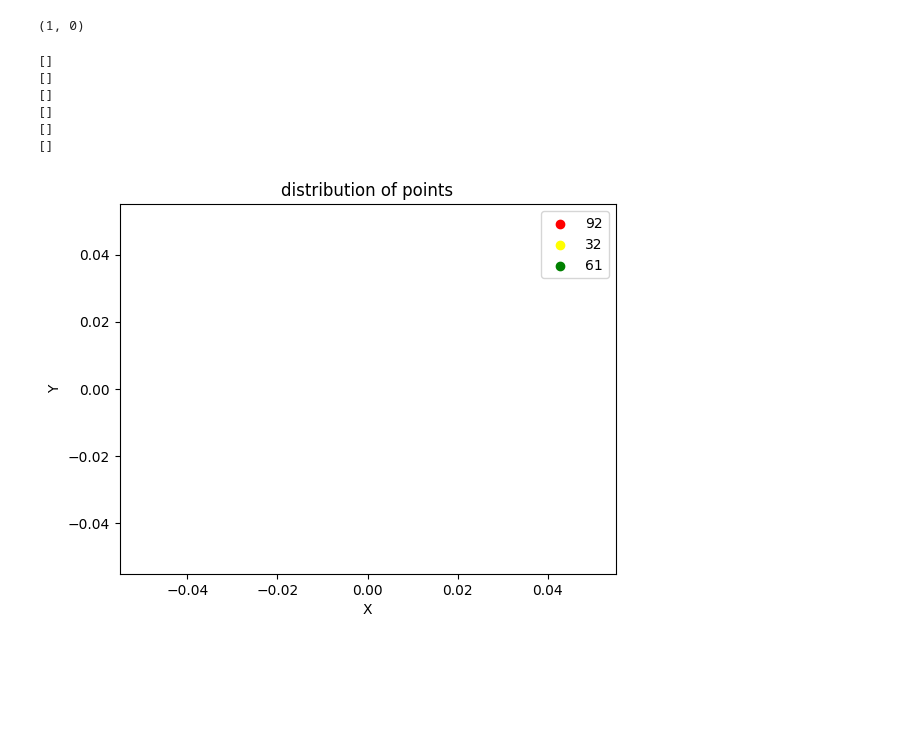
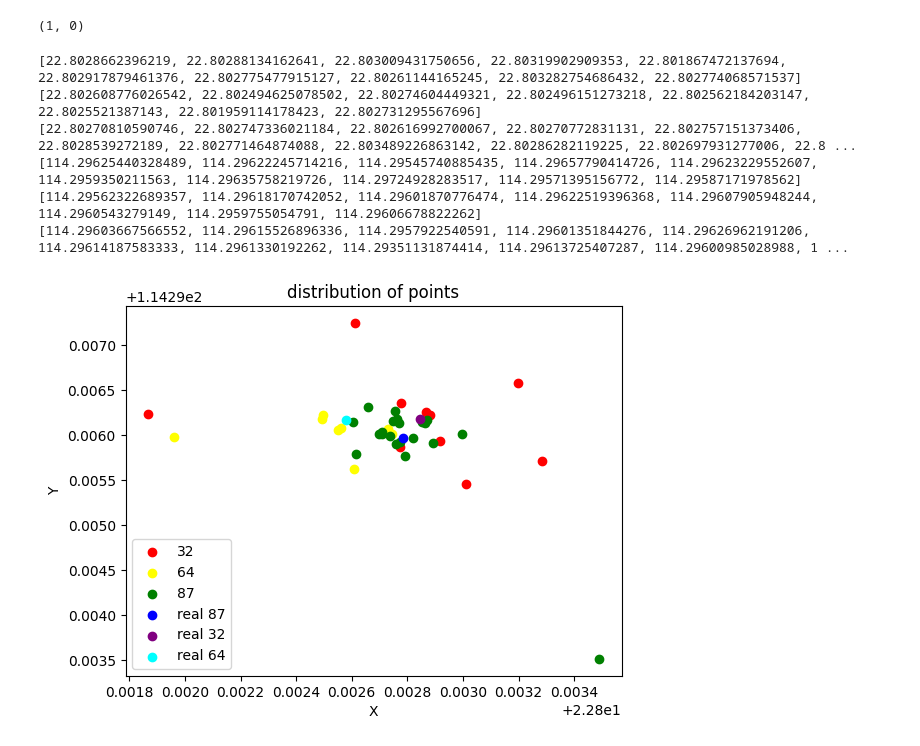
Before and after one commit to Nangong-Yufeng/fc2023, a Jupyter notebook: playground/姜嵩淏的可视化代码🐮.ipynb, the cells around one changed output. Cells and saved outputs as stored; diff of their text form; code cells hidden in the pictures; blank space fills up the shorter version.

```diff
--- a/playground/姜嵩淏的可视化代码🐮.ipynb
+++ b/playground/姜嵩淏的可视化代码🐮.ipynb
@@ -1,7 +1,7 @@
 # %%
 import re
 # %%
-logFilePath = './日志/transformedPoints.txt'
+logFilePath = './日志/transformedPoints_250ms.txt'
 # %%
 class Point:
     def __init__(self, lat=0, lon=0, alt=0):
@@ -23,19 +23,19 @@ with open(logFilePath) as f:
             if 'lat' in s:
                 l = pat.findall(s)
                 try:
-                    lat, lon, alt, num = l
+                    lat, lon, num = l
                 except ValueError:
                     print(s)
                     print(l)
                     raise ValueError()
-                if float(lat) > 1:
-                    points1.append(l)
-                if l[2] == '32':
+                #if float(lat) > 1:
+                #    points1.append(l)
+                if l[2] == '32.0':
                      points1.append(l)
-                elif l[2] == '64':
+                elif l[2] == '64.0':
                      points2.append(l)
-                elif l[2] == '87':
+                elif l[2] == '87.0':
                      points3.append(l)
                 print(l)
                 print(l[0],',', l[1])
-# print(len(points))
+print(len(points1))
@@ -120,43 +138,43 @@ ys1 = [float(t[1]) for t in points1]
 ys2 = [float(t[1]) for t in points2]
 ys3 = [float(t[1]) for t in points3]
 print(ys1)
 print(ys2)
 print(ys3)
 # 创建一个新的图形
 # plt.figure()
 
 # 绘制点
-plt.scatter(xs1, ys1, color='red', label='92') # , label='point')
-plt.scatter(xs2, ys2, color='yellow', label='32')
-plt.scatter(xs3, ys3, color='green', label='61')
+plt.scatter(xs1, ys1, color='red', label='32') # , label='point')
+plt.scatter(xs2, ys2, color='yellow', label='64')
+plt.scatter(xs3, ys3, color='green', label='87')
 
-# plt.scatter(38.5429065, 115.04156569999999, color='blue', label='real 32')
-# plt.scatter(38.5427286, 115.04163059999999, color='purple', label='real 92')
-# plt.scatter(38.5429856, 115.0418167, color='cyan', label='real 61')
+plt.scatter( 22.8027841, 114.2959642, color='blue', label='real 87')
+plt.scatter(22.8028447, 114.2961855, color='purple', label='real 32')
+plt.scatter(22.8025801, 114.2961667, color='cyan', label='real 64')
 
 # plt.scatter(stableXs, stableYs, label='stable_point', color='yellow')
 # plt.scatter(*mean(points, len(points)), label='center_of_all_points', color='green')
 # plt.scatter(*center(points), label='center_point_i_find_somehow', color='red')
 
 # 设置图形的标题和坐标轴标签
 plt.title('distribution of points')
 plt.xlabel('X')
 plt.ylabel('Y')
 #
 # # 添加图例
 plt.legend()
 
 # # 设置X轴和Y轴的刻度范围
 # plt.xlim(22.59195 - 0.0001, 22.59195 + 0.0001)
 # plt.ylim(113.9621 - 0.0001, 113.9621 + 0.0001)
 
 # 显示图形
 plt.show()
 # %% [output]
-[]
-[]
-[]
-[]
-[]
-[]
+[22.8028662396219, 22.80288134162641, 22.803009431750656, 22.80319902909353, 22.801867472137694, 22.802917879461376, 22.802775477915127, 22.80261144165245, 22.803282754686432, 22.802774068571537]
+[22.802608776026542, 22.802494625078502, 22.80274604449321, 22.802496151273218, 22.802562184203147, 22.8025521387143, 22.801959114178423, 22.802731295567696]
+[22.80270810590746, 22.802747336021184, 22.802616992700067, 22.80270772831131, 22.802757151373406, 22.8028539272189, 22.802771464874088, 22.803489226863142, 22.80286282119225, 22.802697931277006, 22.8 ...
+[114.29625440328489, 114.29622245714216, 114.29545740885435, 114.29657790414726, 114.29623229552607, 114.2959350211563, 114.29635758219726, 114.29724928283517, 114.29571395156772, 114.29587171978562]
+[114.29562322689357, 114.29618170742052, 114.29601870776474, 114.29622519396368, 114.29607905948244, 114.2960543279149, 114.2959755054791, 114.29606678822262]
+[114.29603667566552, 114.29615526896336, 114.2957922540591, 114.29601351844276, 114.29626962191206, 114.29614187583333, 114.2961330192262, 114.29351131874414, 114.29613725407287, 114.29600985028988, 1 ...
-[figure, old version]
+[figure, new version]
```
Also changed, not shown: parts of 1 cell of this notebook, 2 other files.
